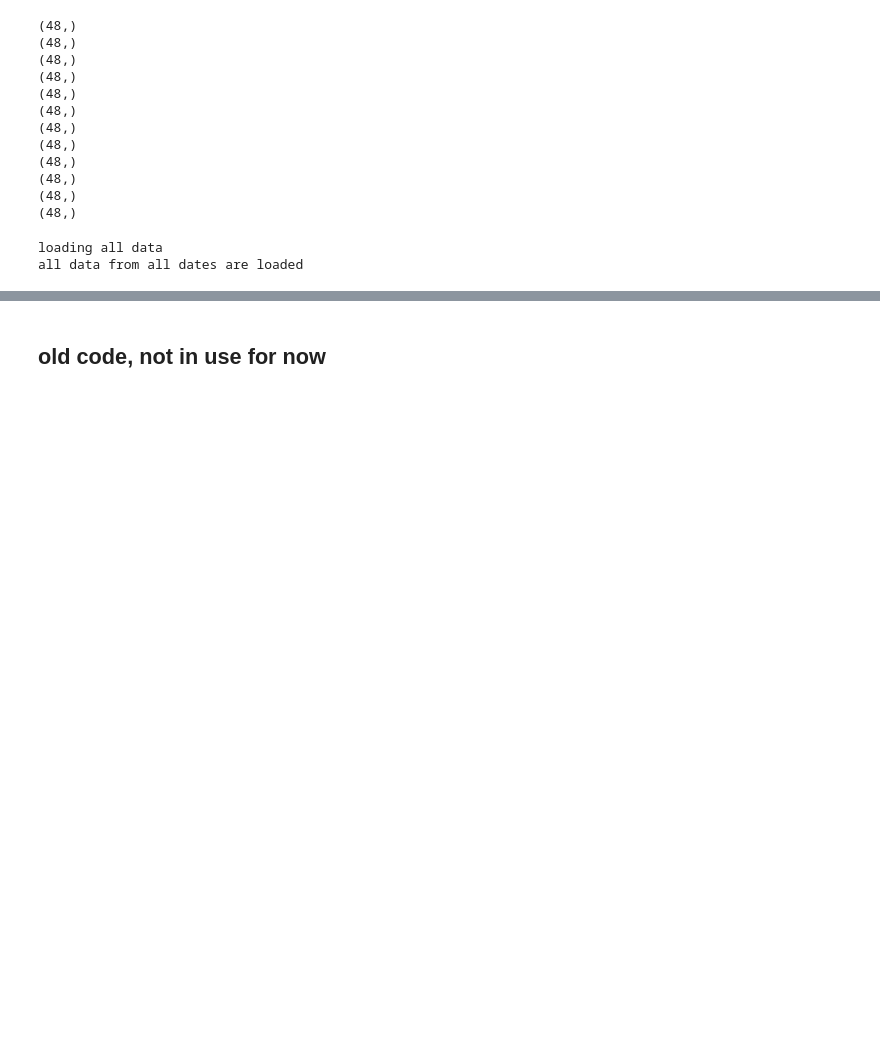
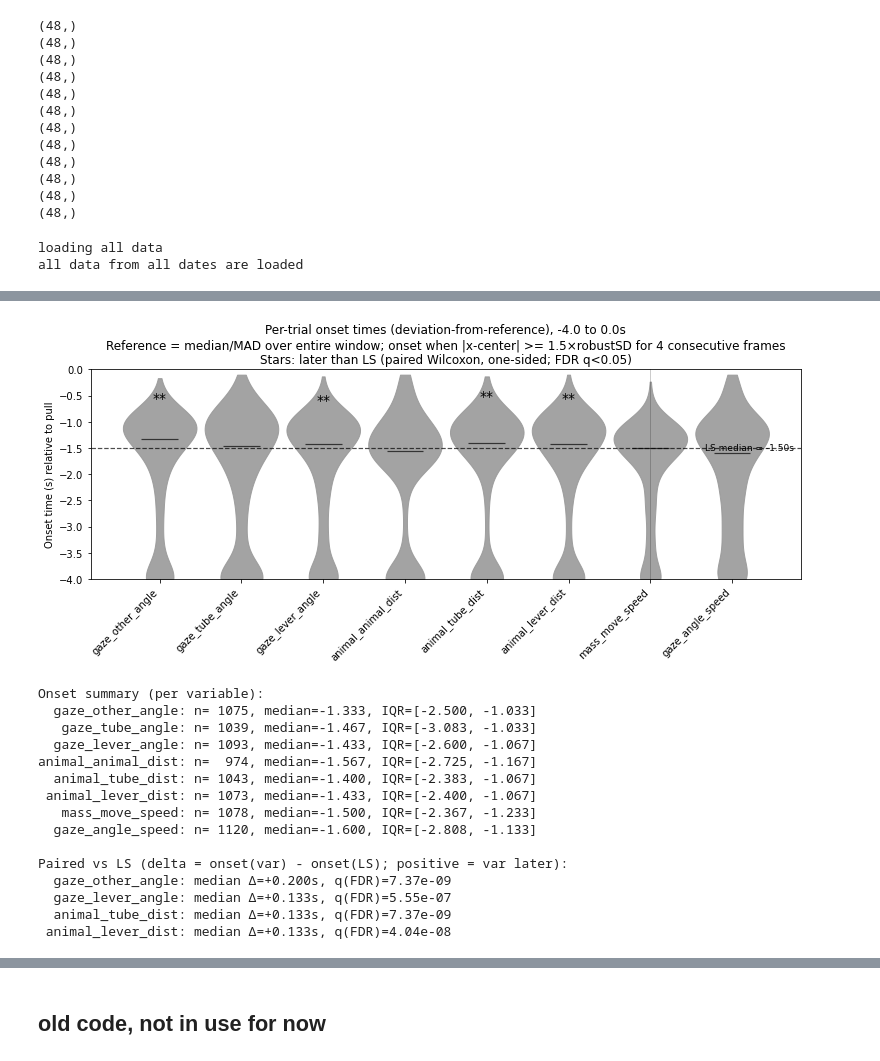
Before and after one commit to wilburshi/analysis_code_all_task_coditions, a Jupyter notebook: 3d_recontruction_analysis_self_and_coop_task_neural_analysis_with_GLM_model/basic_neural_analysis_allsessions_basicEvents_PCA_Pullfocused_continuousBhv_partnerDistVaris_with_bhvglm_model.ipynb, the cells around one changed output, grey strips where cells are left out. Cells and saved outputs as stored; diff of their text form; code cells hidden in the pictures; blank space fills up the shorter version.

```diff
--- a/3d_recontruction_analysis_self_and_coop_task_neural_analysis_with_GLM_model/basic_neural_analysis_allsessions_basicEvents_PCA_Pullfocused_continuousBhv_partnerDistVaris_with_bhvglm_model.ipynb
+++ b/3d_recontruction_analysis_self_and_coop_task_neural_analysis_with_GLM_model/basic_neural_analysis_allsessions_basicEvents_PCA_Pullfocused_continuousBhv_partnerDistVaris_with_bhvglm_model.ipynb
@@ -2231,7 +2233,7 @@ if 0:
 # Plot 1.1: plot showing the raising onset of each variables
 #####
 
-if 0:
+if 1:
 
     from scipy.stats import wilcoxon
     from statsmodels.stats.multitest import multipletests
@@ -2261,7 +2263,7 @@ if 0:
         "gaze_other_angle",
         "gaze_tube_angle",
         "gaze_lever_angle",
-        # "animal_animal_dist",
+        "animal_animal_dist",
         "animal_tube_dist",
         "animal_lever_dist",
         "mass_move_speed",
@@ -2490,30 +2492,47 @@ if 0:
     for v in var_names:
         arr = onset_df.loc[onset_df["var_name"] == v, "onset_s"].to_numpy(dtype=float)
         arr = arr[np.isfinite(arr)]
         if arr.size:
             print(f"{v:>18s}: n={arr.size:5d}, median={np.nanmedian(arr):+6.3f}, IQR=[{np.nanpercentile(arr,25):+6.3f}, {np.nanpercentile(arr,75):+6.3f}]")
         else:
             print(f"{v:>18s}: n=0")
 
     if len(sig_map):
         print("\nPaired vs LS (delta = onset(var) - onset(LS); positive = var later):")
         for v in var_names:
             if v == ls_name or v not in sig_map:
                 continue
             q = sig_map[v]
             if q < 0.05:
                 print(f"{v:>18s}: median Δ={med_deltas.get(v, np.nan):+6.3f}s, q(FDR)={q:.3g}")
 
 
 
     # Save figure
     savefig = 1
     if savefig:
         figsavefolder = data_saved_folder + "fig_for_basic_neural_analysis_allsessions_basicEvents_PCA_Pullfocused_continuousBhv_partnerDistVaris_with_glm_model/" + \
                         cameraID + "/" + animal1_filenames[0] + "_" + animal2_filenames[0] + "/glm_fitting_summary_fig/"
 
         if not os.path.exists(figsavefolder):
             os.makedirs(figsavefolder)
 
         fig.savefig(figsavefolder + act_animal_to_ana + '_in_' + cond_toplot_type +
                     '_variable_onset_distribution.pdf')
+# %% [output]
+[figure, added]
+Onset summary (per variable):
+  gaze_other_angle: n= 1075, median=-1.333, IQR=[-2.500, -1.033]
+   gaze_tube_angle: n= 1039, median=-1.467, IQR=[-3.083, -1.033]
+  gaze_lever_angle: n= 1093, median=-1.433, IQR=[-2.600, -1.067]
+animal_animal_dist: n=  974, median=-1.567, IQR=[-2.725, -1.167]
+  animal_tube_dist: n= 1043, median=-1.400, IQR=[-2.383, -1.067]
+ animal_lever_dist: n= 1073, median=-1.433, IQR=[-2.400, -1.067]
+   mass_move_speed: n= 1078, median=-1.500, IQR=[-2.367, -1.233]
+  gaze_angle_speed: n= 1120, median=-1.600, IQR=[-2.808, -1.133]
+
+Paired vs LS (delta = onset(var) - onset(LS); positive = var later):
+  gaze_other_angle: median Δ=+0.200s, q(FDR)=7.37e-09
+  gaze_lever_angle: median Δ=+0.133s, q(FDR)=5.55e-07
+  animal_tube_dist: median Δ=+0.133s, q(FDR)=7.37e-09
+ animal_lever_dist: median Δ=+0.133s, q(FDR)=4.04e-08
```
Also changed, not shown: parts of 11 cells of this notebook, 22 other files.
